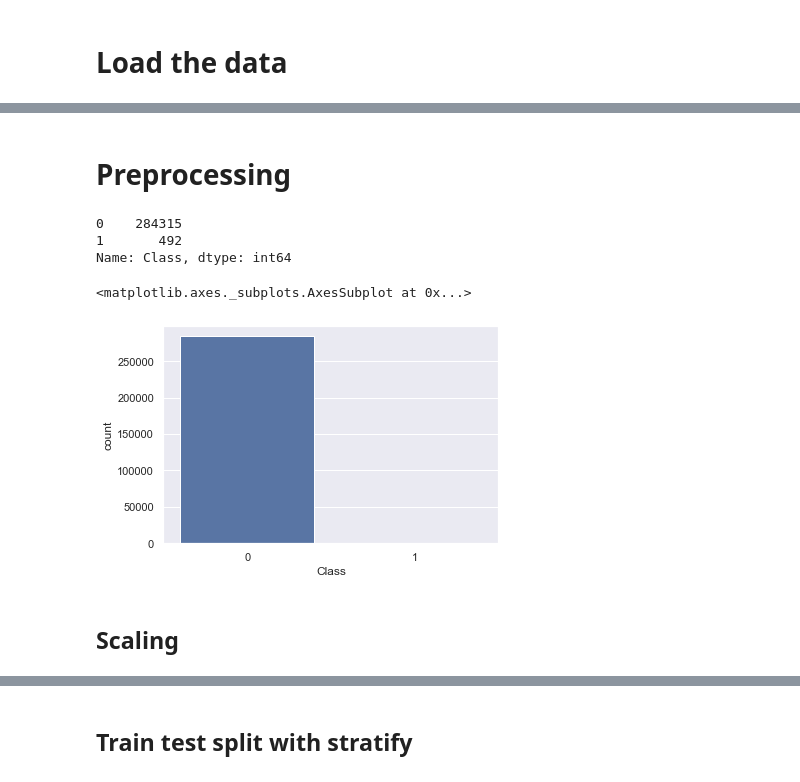
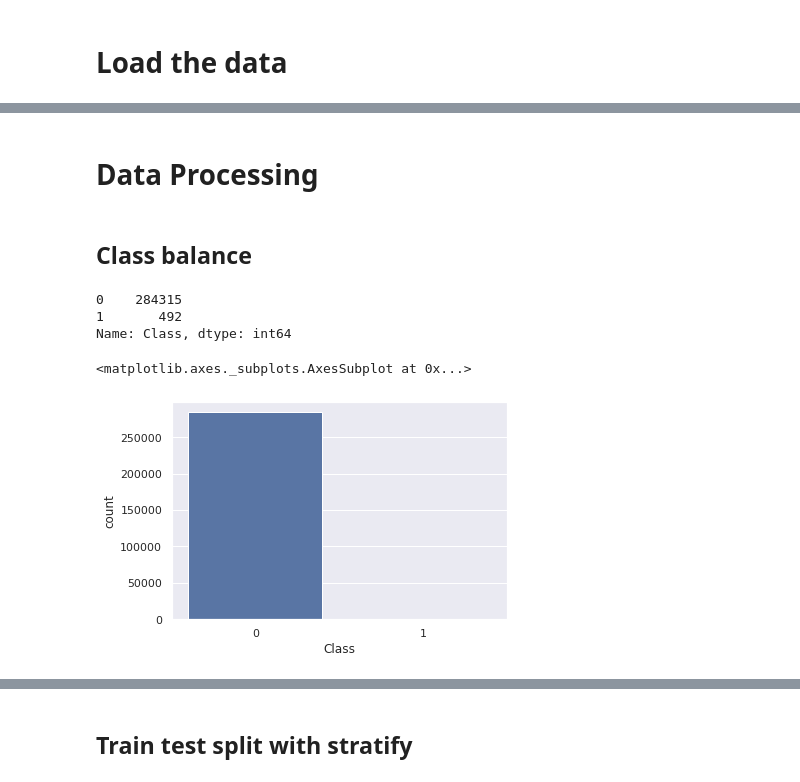
Before and after one commit to bhishanpdl/Project_Fraud_Detection, a Jupyter notebook: notebooks/d01_classification_modelling_keras.ipynb, the cells around one changed output, grey strips where cells are left out. Cells and saved outputs as stored; diff of their text form; code cells hidden in the pictures.

```diff
--- a/notebooks/d01_classification_modelling_keras.ipynb
+++ b/notebooks/d01_classification_modelling_keras.ipynb
@@ -143,7 +174,9 @@ def model_evaluation(model_name, desc, ytest, ypreds,df_eval=None,
 # %% [markdown]
 # Load the data
 # %%
-df = pd.read_csv('../data/raw/creditcard.csv.zip',compression='zip')
+ifile = "https://github.com/bhishanpdl/Datasets/blob/master/Projects/Fraud_detection/raw/creditcard.csv.zip?raw=true"
+# ifile = '../data/raw/creditcard.csv.zip'
+df = pd.read_csv(ifile,compression='zip')
 print(df.shape)
 df.head()
 # %% [output]
@@ -154,17 +187,17 @@ df.head()
 | 2 | 1.0 | -1.358354 | -1.340163 | 1.773209 | 0.379780 | -0.503198 | 1.800499 | 0.791461 | 0.247676 | -1.514654 | 0.207643 | ... |
 | 3 | 1.0 | -0.966272 | -0.185226 | 1.792993 | -0.863291 | -0.010309 | 1.247203 | 0.237609 | 0.377436 | -1.387024 | -0.054952 | ... |
 | 4 | 2.0 | -1.158233 | 0.877737 | 1.548718 | 0.403034 | -0.407193 | 0.095921 | 0.592941 | -0.270533 | 0.817739 | 0.753074 | ... |
-# %% [markdown]
-# Preprocessing
+# %% [markdown]
+# Data Processing
+# %% [markdown]
+## Class balance
 # %%
 target = 'Class'
 display(df[target].value_counts())
-sns.countplot(df[target])
+sns.countplot(x=df[target])
 # %% [output]
 0    284315
 1       492
 Name: Class, dtype: int64
 <matplotlib.axes._subplots.AxesSubplot at 0x...>
-[figure, old version]
+[figure, new version]
-# %% [markdown]
-## Scaling
```
Also changed, not shown: parts of 63 cells of this notebook, 7 other files.
